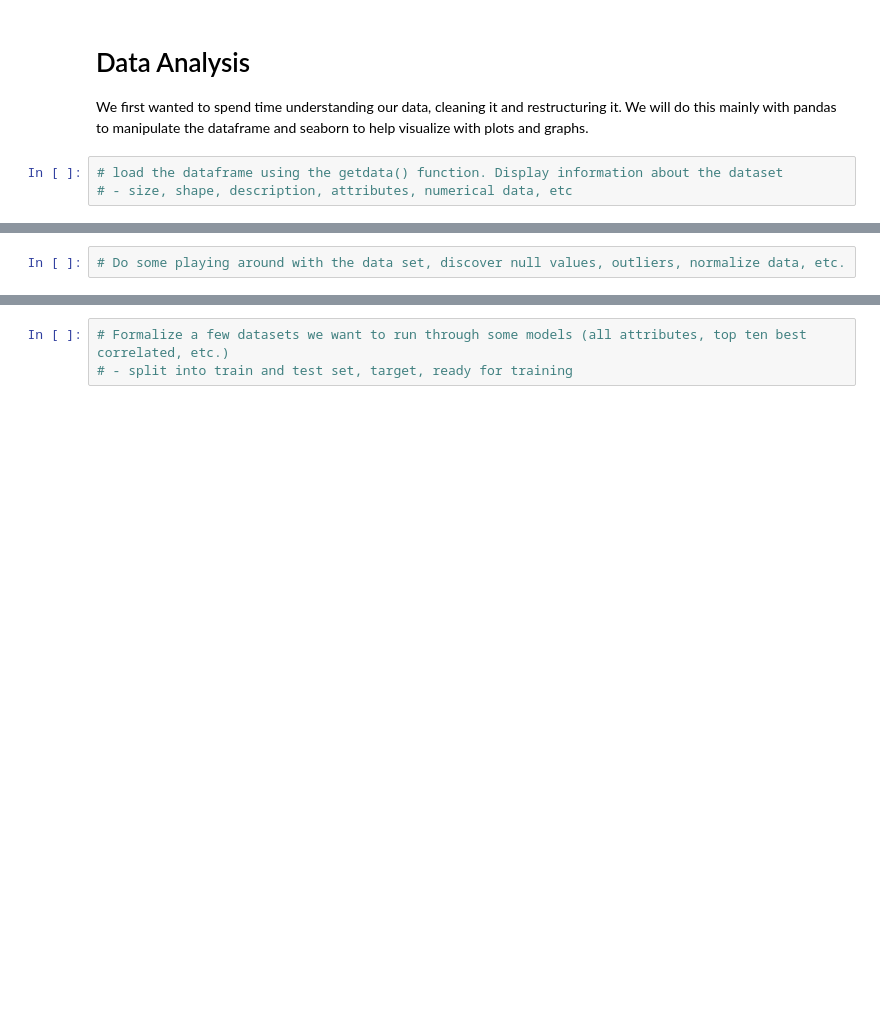
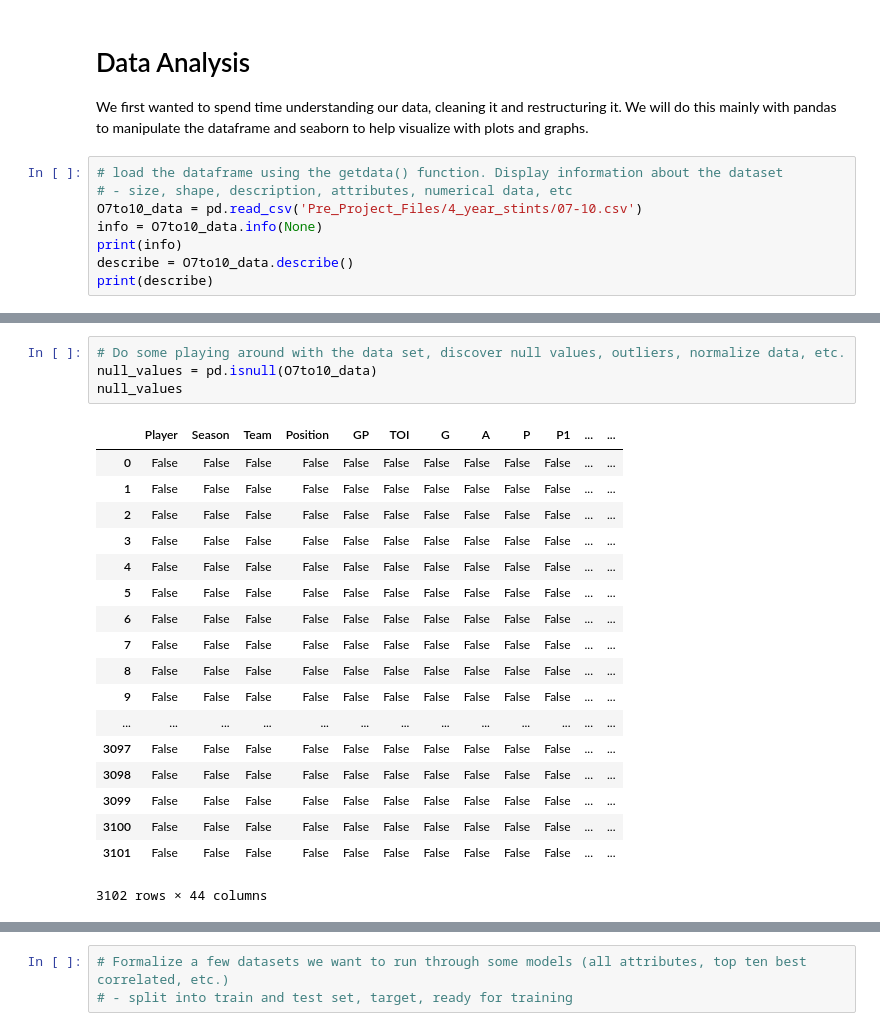
Before and after one commit to QMIND-Team/Nhl-Player-Point-Predictions, a Jupyter notebook: main.ipynb, the cells around one changed output, grey strips where cells are left out. Drawn from its saved outputs; the diff is of its cells as text; blank space fills up the shorter version.

```diff
--- a/main.ipynb
+++ b/main.ipynb
@@ -16,3 +20,8 @@ We first wanted to spend time understanding our data, cleaning it and restructur
 # %%
 # load the dataframe using the getdata() function. Display information about the dataset
 # - size, shape, description, attributes, numerical data, etc
+O7to10_data = pd.read_csv('Pre_Project_Files/4_year_stints/07-10.csv')
+info = O7to10_data.info(None)
+print(info)
+describe = O7to10_data.describe()
+print(describe)
@@ -19,2 +46,23 @@ We first wanted to spend time understanding our data, cleaning it and restructur
 # %%
 # Do some playing around with the data set, discover null values, outliers, normalize data, etc.
+null_values = pd.isnull(O7to10_data)
+null_values
+# %% [output]
+|  | Player | Season | Team | Position | GP | TOI | G | A | P | P1 | ... | ... |
+| 0 | False | False | False | False | False | False | False | False | False | False | ... | ... |
+| 1 | False | False | False | False | False | False | False | False | False | False | ... | ... |
+| 2 | False | False | False | False | False | False | False | False | False | False | ... | ... |
+| 3 | False | False | False | False | False | False | False | False | False | False | ... | ... |
+| 4 | False | False | False | False | False | False | False | False | False | False | ... | ... |
+| 5 | False | False | False | False | False | False | False | False | False | False | ... | ... |
+| 6 | False | False | False | False | False | False | False | False | False | False | ... | ... |
+| 7 | False | False | False | False | False | False | False | False | False | False | ... | ... |
+| 8 | False | False | False | False | False | False | False | False | False | False | ... | ... |
+| 9 | False | False | False | False | False | False | False | False | False | False | ... | ... |
+| ... | ... | ... | ... | ... | ... | ... | ... | ... | ... | ... | ... | ... |
+| 3097 | False | False | False | False | False | False | False | False | False | False | ... | ... |
+| 3098 | False | False | False | False | False | False | False | False | False | False | ... | ... |
+| 3099 | False | False | False | False | False | False | False | False | False | False | ... | ... |
+| 3100 | False | False | False | False | False | False | False | False | False | False | ... | ... |
+| 3101 | False | False | False | False | False | False | False | False | False | False | ... | ... |
+3102 rows × 44 columns
```
Also changed, not shown: parts of 14 cells of this notebook, 1 other file.
